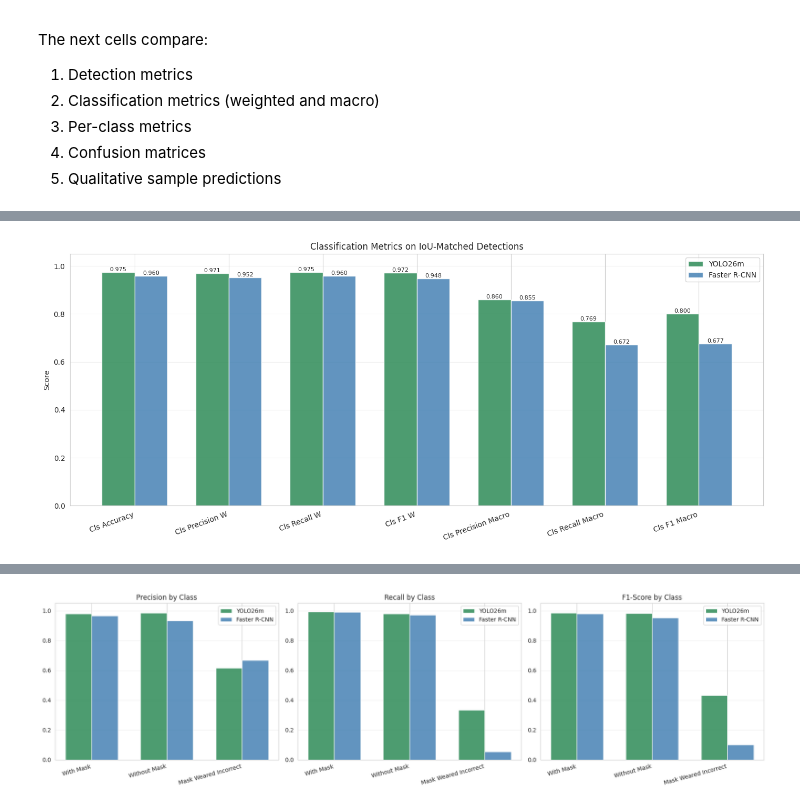
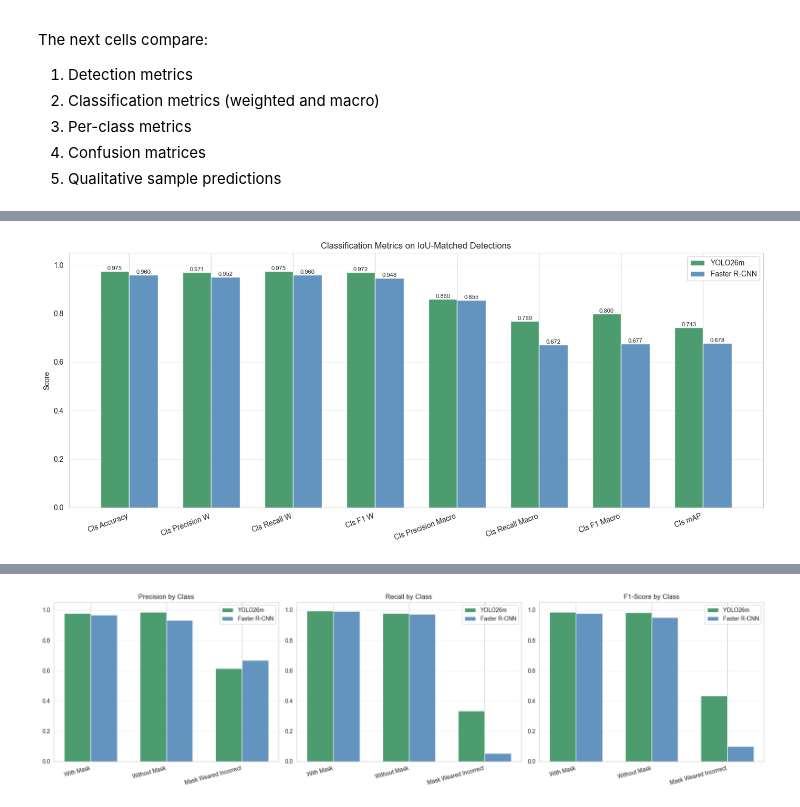
Before and after one commit to khoanguyn1411/face_mask_detection, a Jupyter notebook: src/visulization_end_to_end.ipynb, the cells around one changed output, grey strips where cells are left out. Cells and saved outputs as stored; diff of their text form; code cells hidden in the pictures.

```diff
--- a/src/visulization_end_to_end.ipynb
+++ b/src/visulization_end_to_end.ipynb
@@ -224,6 +249,7 @@ def evaluate_end_to_end(model_name, predict_fn):
 
     y_true_cls = []
     y_pred_cls = []
+    y_score_cls = []
     conf_scores = []
     match_ious = []
 
@@ -266,9 +292,17 @@ def evaluate_end_to_end(model_name, predict_fn):
         for p_idx, g_idx, iou in matches:
             gt_cls = gt_classes[g_idx]
             pd_cls = pred_classes[p_idx]
+            pd_score = pred_scores[p_idx]
+
             y_true_cls.append(gt_cls)
             y_pred_cls.append(pd_cls)
-            conf_scores.append(pred_scores[p_idx])
+
+            # Build one-vs-rest score vector for AP/mAP on matched detections
+            score_vec = np.zeros(len(labels), dtype=np.float32)
+            score_vec[pd_cls] = float(pd_score)
+            y_score_cls.append(score_vec)
+
+            conf_scores.append(pd_score)
             match_ious.append(iou)
 
     # Detection metrics
@@ -290,6 +324,20 @@ def evaluate_end_to_end(model_name, predict_fn):
     per_class_recall = recall_score(y_true_cls, y_pred_cls, labels=labels, average=None, zero_division=0) if y_true_cls else np.zeros(3)
     per_class_f1 = f1_score(y_true_cls, y_pred_cls, labels=labels, average=None, zero_division=0) if y_true_cls else np.zeros(3)
 
+    # Classification AP/mAP on matched detections
+    per_class_ap = np.full(len(labels), np.nan, dtype=float)
+    cls_map = 0.0
+    if y_true_cls and y_score_cls:
+        y_true_bin = label_binarize(y_true_cls, classes=labels)
+        y_score_np = np.array(y_score_cls)
+        for class_idx in range(len(labels)):
+            if np.sum(y_true_bin[:, class_idx]) > 0:
+                per_class_ap[class_idx] = average_precision_score(
+                    y_true_bin[:, class_idx], y_score_np[:, class_idx]
+                )
+        if np.any(~np.isnan(per_class_ap)):
+            cls_map = float(np.nanmean(per_class_ap))
+
     cm = confusion_matrix(y_true_cls, y_pred_cls, labels=labels) if y_true_cls else np.zeros((3, 3), dtype=int)
 
     return {
@@ -307,9 +355,11 @@ def evaluate_end_to_end(model_name, predict_fn):
         'cls_precision_macro': cls_precision_macro,
         'cls_recall_macro': cls_recall_macro,
         'cls_f1_macro': cls_f1_macro,
+        'cls_map': cls_map,
         'per_class_precision': per_class_precision,
         'per_class_recall': per_class_recall,
         'per_class_f1': per_class_f1,
+        'per_class_ap': per_class_ap,
         'confusion_matrix': cm,
         'y_true_cls': y_true_cls,
         'y_pred_cls': y_pred_cls,
@@ -420,6 +472,6 @@ plt.show()
 # %%
 # Classification overall metrics (matched detections)
-cls_metrics = ['Cls Accuracy', 'Cls Precision W', 'Cls Recall W', 'Cls F1 W', 'Cls Precision Macro', 'Cls Recall Macro', 'Cls F1 Macro']
+cls_metrics = ['Cls Accuracy', 'Cls Precision W', 'Cls Recall W', 'Cls F1 W', 'Cls Precision Macro', 'Cls Recall Macro', 'Cls F1 Macro', 'Cls mAP']
 yolo_cls = [
     yolo_metrics['cls_accuracy'],
     yolo_metrics['cls_precision_w'],
@@ -428,6 +480,7 @@ yolo_cls = [
     yolo_metrics['cls_precision_macro'],
     yolo_metrics['cls_recall_macro'],
     yolo_metrics['cls_f1_macro'],
+    yolo_metrics['cls_map'],
 ]
 frcnn_cls = [
     frcnn_metrics['cls_accuracy'],
@@ -435,31 +488,32 @@ frcnn_cls = [
     frcnn_metrics['cls_recall_w'],
     frcnn_metrics['cls_f1_w'],
     frcnn_metrics['cls_precision_macro'],
     frcnn_metrics['cls_recall_macro'],
     frcnn_metrics['cls_f1_macro'],
+    frcnn_metrics['cls_map'],
 ]
 
 x = np.arange(len(cls_metrics))
 width = 0.35
 
 fig, ax = plt.subplots(figsize=(14, 6))
 b1 = ax.bar(x - width / 2, yolo_cls, width, label='YOLO26m', color='seagreen', alpha=0.85)
 b2 = ax.bar(x + width / 2, frcnn_cls, width, label='Faster R-CNN', color='steelblue', alpha=0.85)
 
 ax.set_title('Classification Metrics on IoU-Matched Detections')
 ax.set_ylabel('Score')
 ax.set_xticks(x)
 ax.set_xticklabels(cls_metrics, rotation=20, ha='right')
 ax.set_ylim(0, 1.05)
 ax.grid(axis='y', alpha=0.3)
 ax.legend()
 
 for bars in [b1, b2]:
     for bar in bars:
         h = bar.get_height()
         ax.text(bar.get_x() + bar.get_width() / 2, h, f'{h:.3f}', ha='center', va='bottom', fontsize=8)
 
 plt.tight_layout()
 plt.show()
 # %% [output]
-[figure, old version]
+[figure, new version]
```
Also changed, not shown: parts of 8 cells of this notebook.
